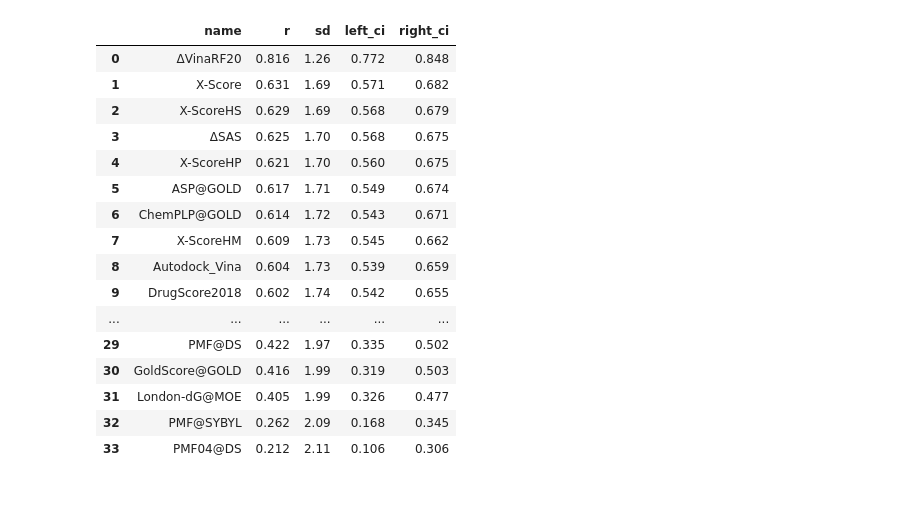
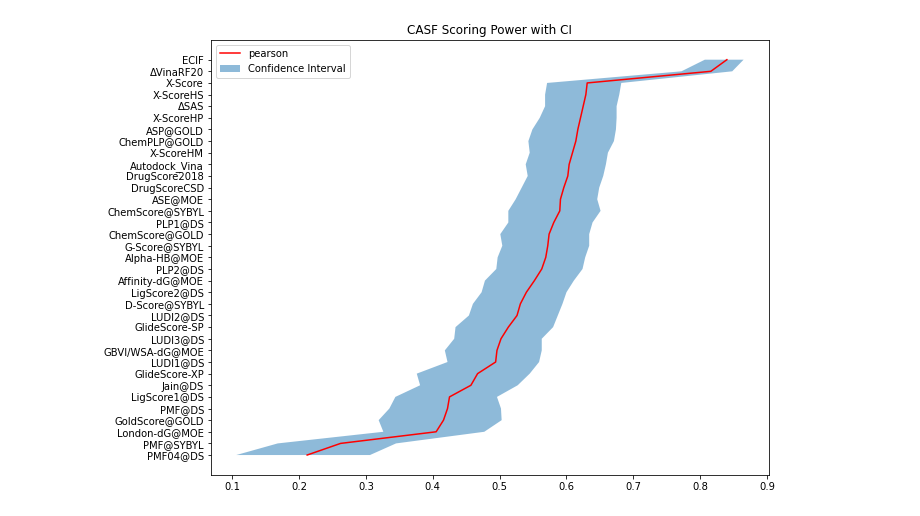
Before and after one commit to omotcha/PafLab, a Jupyter notebook: view/casf/scoring_power_view.ipynb, the cells around one changed output. Saved outputs shown, nothing was run; the diff lists cells and outputs as text; code cells hidden in the pictures.

Commit message:
visualise ecif scoring&ranking power

```diff
--- a/view/casf/scoring_power_view.ipynb
+++ b/view/casf/scoring_power_view.ipynb
@@ -1,22 +0,0 @@
-# %%
-from utils.DataFrameIO.scoring_power_benchmark import get_benchmark
-bm = get_benchmark()
-bm
-# %% [output]
-|  | name | r | sd | left_ci | right_ci |
-| 0 | ΔVinaRF20 | 0.816 | 1.26 | 0.772 | 0.848 |
-| 1 | X-Score | 0.631 | 1.69 | 0.571 | 0.682 |
-| 2 | X-ScoreHS | 0.629 | 1.69 | 0.568 | 0.679 |
-| 3 | ΔSAS | 0.625 | 1.70 | 0.568 | 0.675 |
-| 4 | X-ScoreHP | 0.621 | 1.70 | 0.560 | 0.675 |
-| 5 | ASP@GOLD | 0.617 | 1.71 | 0.549 | 0.674 |
-| 6 | ChemPLP@GOLD | 0.614 | 1.72 | 0.543 | 0.671 |
-| 7 | X-ScoreHM | 0.609 | 1.73 | 0.545 | 0.662 |
-| 8 | Autodock_Vina | 0.604 | 1.73 | 0.539 | 0.659 |
-| 9 | DrugScore2018 | 0.602 | 1.74 | 0.542 | 0.655 |
-| ... | ... | ... | ... | ... | ... |
-| 29 | PMF@DS | 0.422 | 1.97 | 0.335 | 0.502 |
-| 30 | GoldScore@GOLD | 0.416 | 1.99 | 0.319 | 0.503 |
-| 31 | London-dG@MOE | 0.405 | 1.99 | 0.326 | 0.477 |
-| 32 | PMF@SYBYL | 0.262 | 2.09 | 0.168 | 0.345 |
-| 33 | PMF04@DS | 0.212 | 2.11 | 0.106 | 0.306 |
@@ -25,0 +4,27 @@ def show_benchmark():
+# %%
+def CI_line(name, r, left, right):
+    """
+
+    :param name:
+    :param r:           pearson correlation
+    :param left:        CI left bound
+    :param right:       CI right bound
+    :return:
+    """
+    data = get_scoring_power_benchmark().drop(columns=["sd"])
+    data = data.append({"name": name, "r":r, "left_ci":left, "right_ci":right}, ignore_index=True).sort_values(by=["r"], ascending=True)
+    plt.figure(figsize=(10,8))
+    x = list(data["name"])
+    left_ci = list(data["left_ci"].astype(float))
+    right_ci = list(data["right_ci"].astype(float))
+    pearson = list(data["r"].astype(float))
+    plt.plot(pearson, x, color='r', label="pearson")
+    plt.fill_betweenx(x, left_ci, right_ci, alpha=0.5, label="Confidence Interval")
+    plt.legend()
+    plt.title("CASF Scoring Power with CI")
+    plt.show()
+
+
+CI_line("ECIF", 0.840, 0.807, 0.865)
+# %% [output]
+[figure, added]
```
Also changed, not shown: parts of 3 cells of this notebook, 5 other files.
